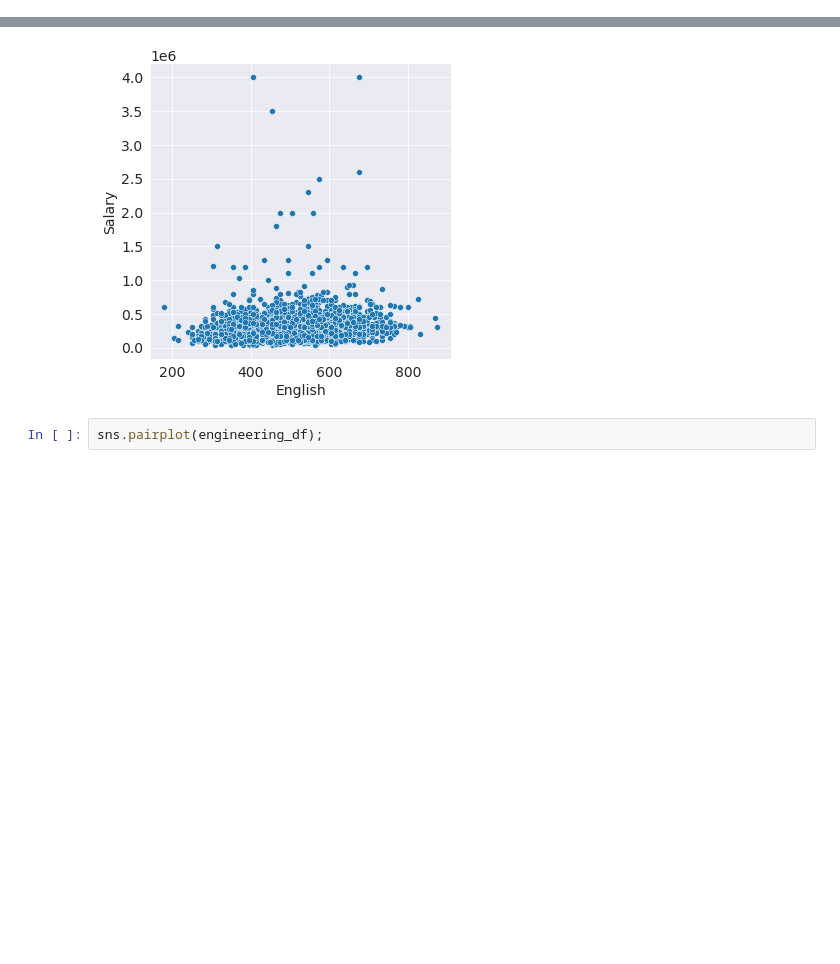
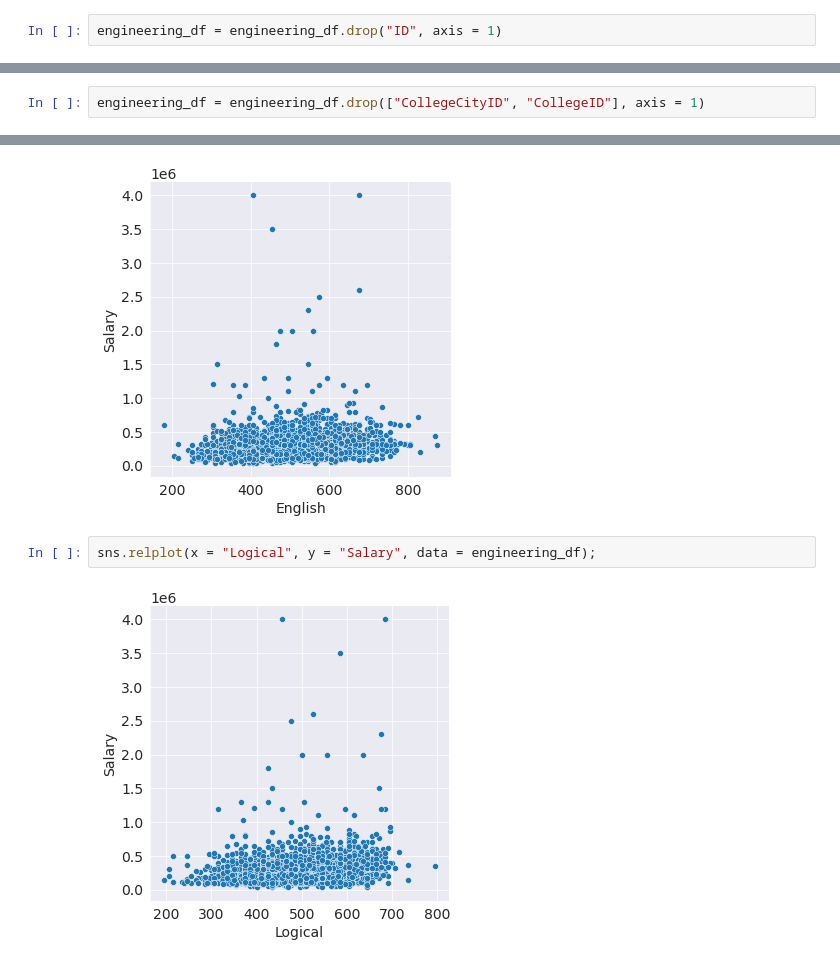
Before and after one commit to AMMLRepos/salary-prediction-engineering-graduates, a Jupyter notebook: Engineering_Graduates_Salary_Prediction.ipynb, the cells around one changed output, grey strips where cells are left out. Saved outputs shown, nothing was run; the diff lists cells and outputs as text; blank space fills up the shorter version.

```diff
--- a/Engineering_Graduates_Salary_Prediction.ipynb
+++ b/Engineering_Graduates_Salary_Prediction.ipynb
@@ -173,0 +198,2 @@ Let us now draw some visualizations to understand the patterns in the data
+# %%
+engineering_df = engineering_df.drop("ID", axis = 1)
@@ -174,3 +241,5 @@ Let us now draw some visualizations to understand the patterns in the data
+# %%
+engineering_df = engineering_df.drop(["CollegeCityID", "CollegeID"], axis = 1)
 # %%
 sns.relplot(x = "12percentage", y = "Salary", data = engineering_df);
 # %% [output]
@@ -183,5 +252,7 @@ sns.relplot(x = "collegeGPA", y = "Salary", data = engineering_df);
 sns.relplot(x = "English", y = "Salary", data = engineering_df);
 # %% [output]
 [figure]
-# %%
-sns.pairplot(engineering_df);
+# %%
+sns.relplot(x = "Logical", y = "Salary", data = engineering_df);
+# %% [output]
+[figure, added]
```
Also changed, not shown: parts of 15 cells of this notebook.
